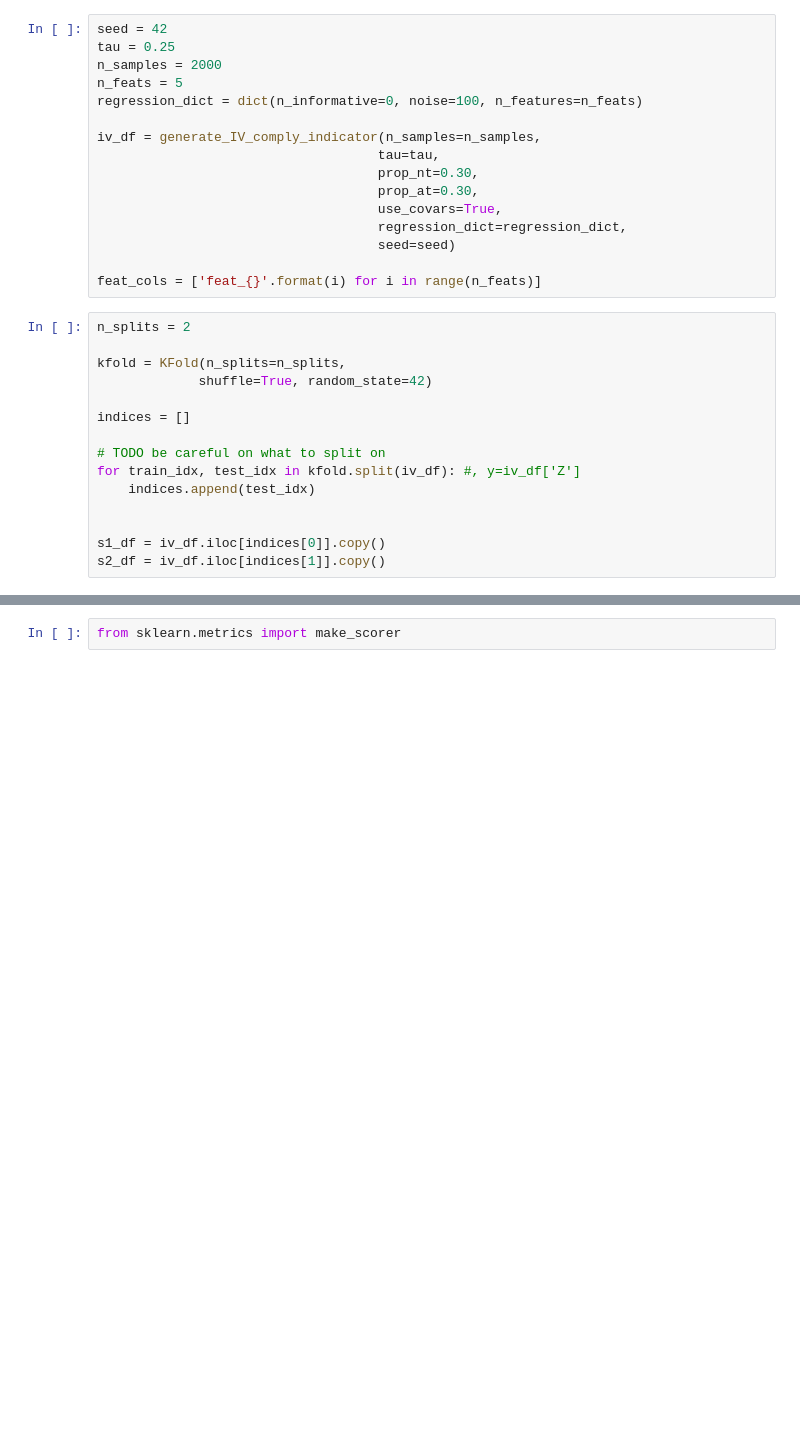
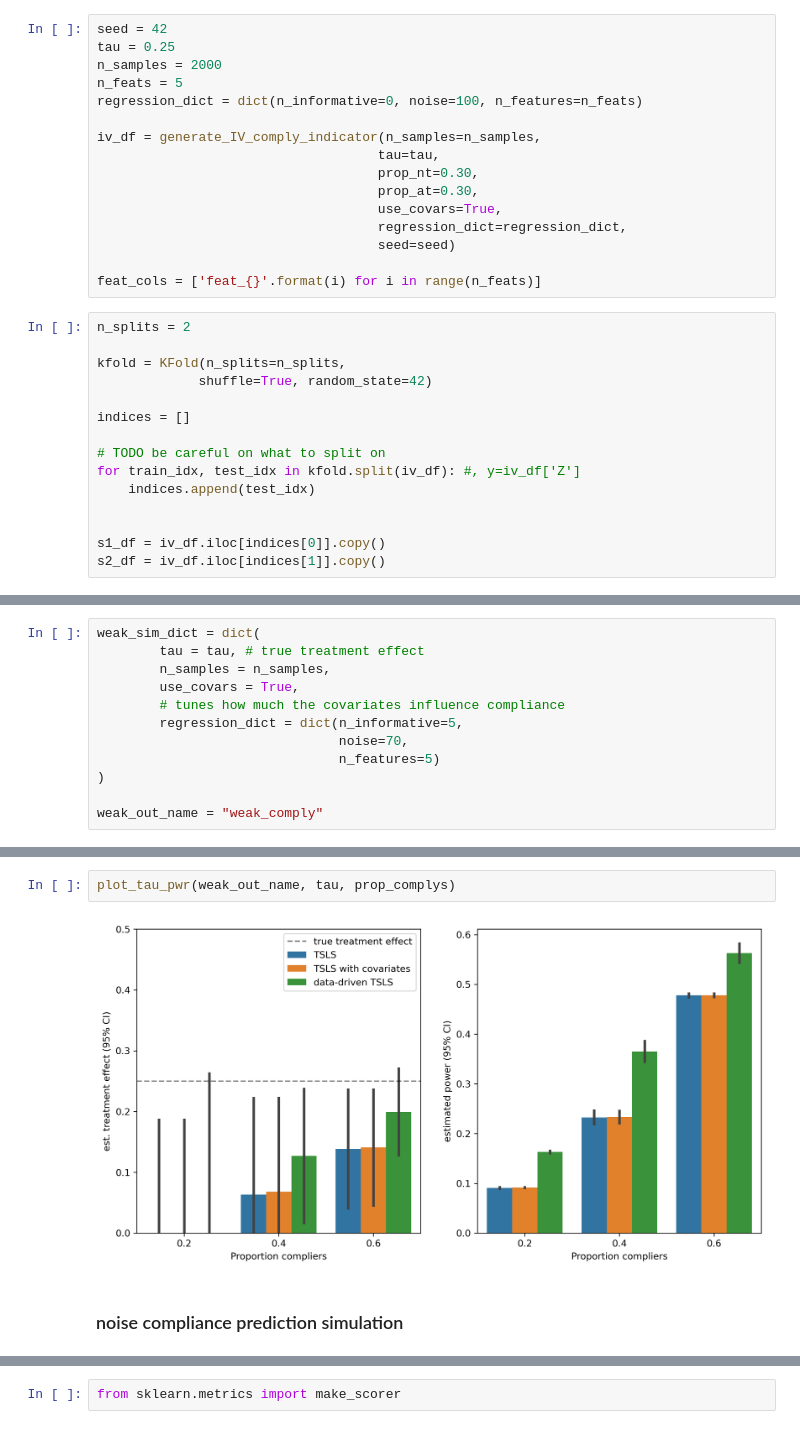
Before and after one commit to tliu526/data-driven-exclusion, a Jupyter notebook: notebooks/exclusion_threshold_eda.ipynb, the cells around one changed output, grey strips where cells are left out. Saved outputs shown, nothing was run; the diff lists cells and outputs as text; blank space fills up the shorter version.

```diff
--- a/notebooks/exclusion_threshold_eda.ipynb
+++ b/notebooks/exclusion_threshold_eda.ipynb
@@ -344,0 +634,12 @@ iv_neff(s2_scores, s2_df, best_threshold)
+# %%
+weak_sim_dict = dict(
+        tau = tau, # true treatment effect
+        n_samples = n_samples,
+        use_covars = True,
+        # tunes how much the covariates influence compliance
+        regression_dict = dict(n_informative=5,
+                               noise=70,
+                               n_features=5)
+)
+
+weak_out_name = "weak_comply"
@@ -344,0 +659,6 @@ iv_neff(s2_scores, s2_df, best_threshold)
+# %%
+plot_tau_pwr(weak_out_name, tau, prop_complys)
+# %% [output]
+[figure, added]
+# %% [markdown]
+### noise compliance prediction simulation
```
Also changed, not shown: parts of 29 cells of this notebook.
